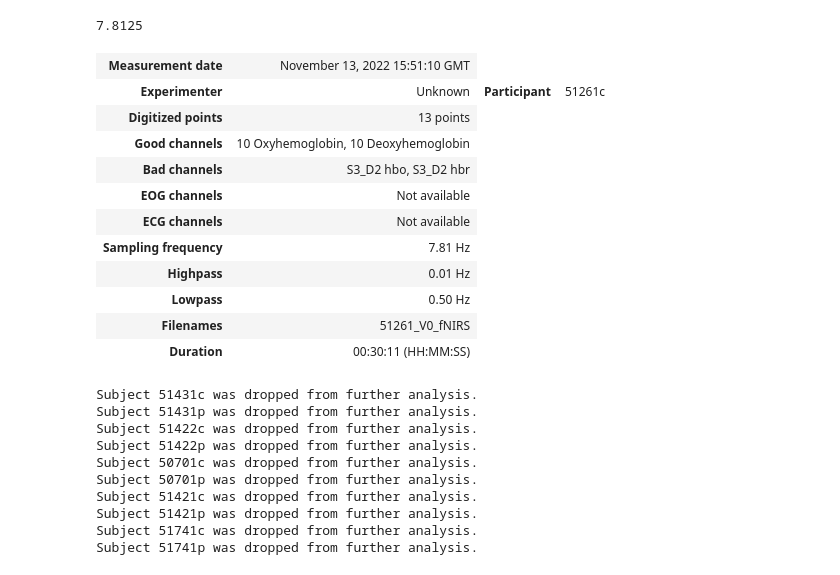
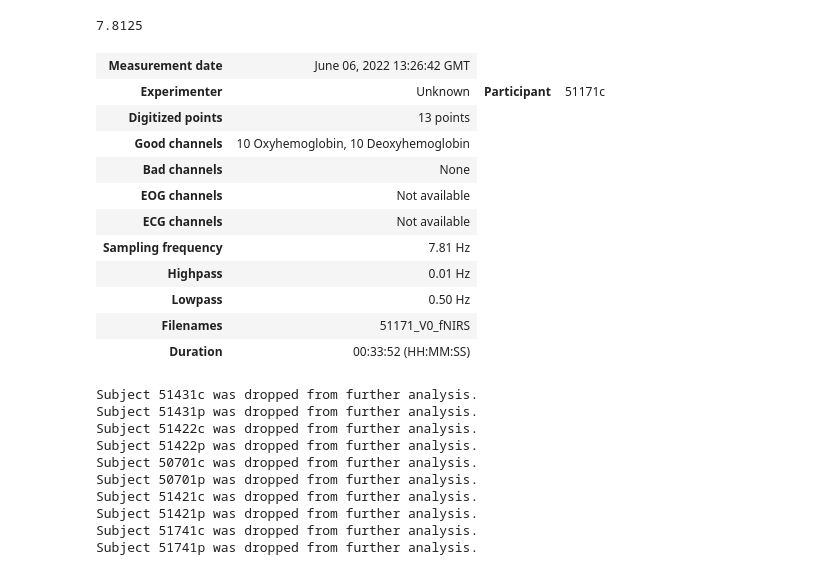
Before and after one commit to ChildBrainLab/LCBDtools, a Jupyter notebook: scripts/NIRS/notebooks/fnirs-synchrony-CARE.ipynb, the cells around one changed output. Saved outputs shown, nothing was run; the diff lists cells and outputs as text; code cells hidden in the pictures.

```diff
--- a/scripts/NIRS/notebooks/fnirs-synchrony-CARE.ipynb
+++ b/scripts/NIRS/notebooks/fnirs-synchrony-CARE.ipynb
@@ -921,20 +928,20 @@ print(sampling_rate)
 # %% [output]
 7.8125
 # %%
-pps[10][0]
+pps[152][0]
 # %% [output]
-| Measurement date | November 13, 2022 15:51:10 GMT |
-| Experimenter | Unknown | Participant | 51261c |
+| Measurement date | June 06, 2022 13:26:42 GMT |
+| Experimenter | Unknown | Participant | 51171c |
 | Digitized points | 13 points |
 | Good channels | 10 Oxyhemoglobin, 10 Deoxyhemoglobin |
-| Bad channels | S3_D2 hbo, S3_D2 hbr |
+| Bad channels | None |
 | EOG channels | Not available |
 | ECG channels | Not available |
 | Sampling frequency | 7.81 Hz |
 | Highpass | 0.01 Hz |
 | Lowpass | 0.50 Hz |
-| Filenames | 51261_V0_fNIRS |
-| Duration | 00:30:11 (HH:MM:SS) |
+| Filenames | 51171_V0_fNIRS |
+| Duration | 00:33:52 (HH:MM:SS) |
 # %%
 # make a dictionary where all of the epoch'd data will go
 epoch_df = {}
```
Also changed, not shown: parts of 41 cells of this notebook, 12 other files.
